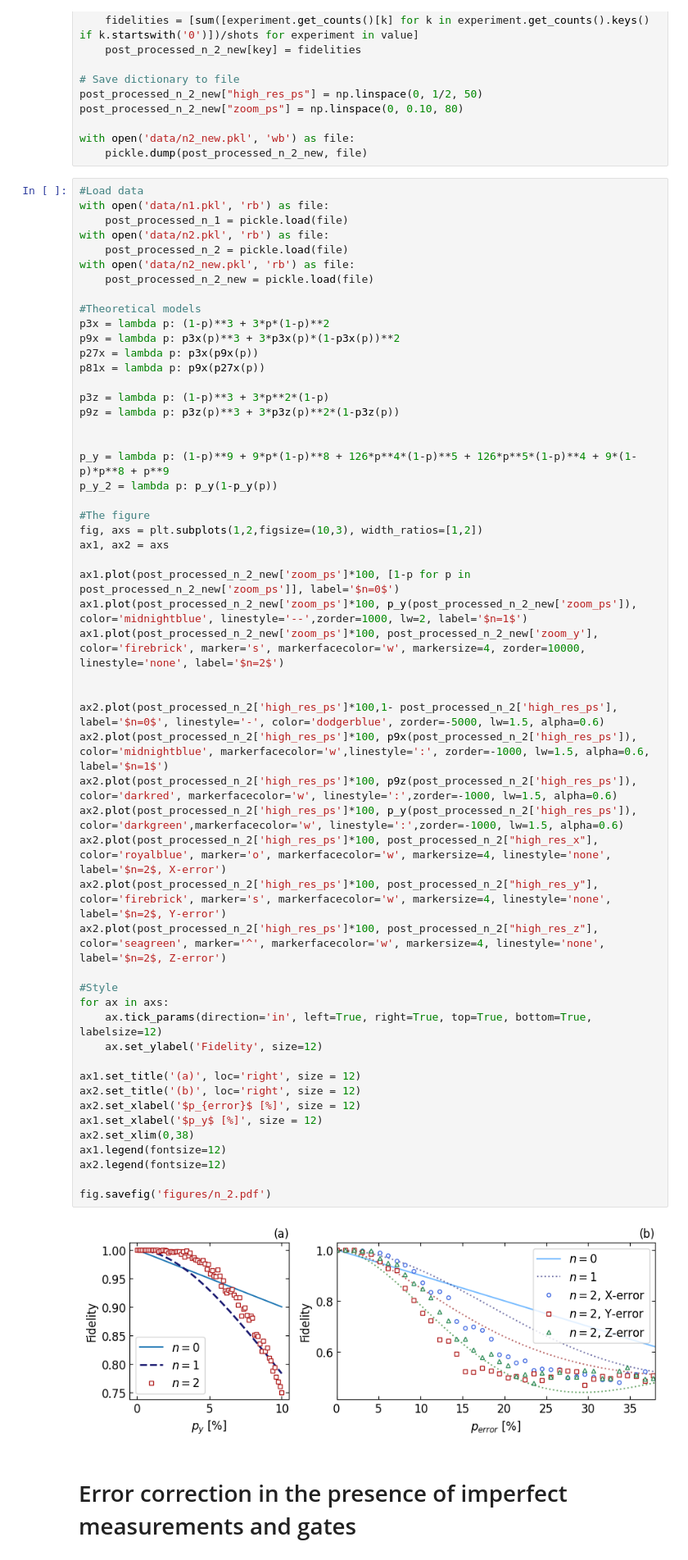
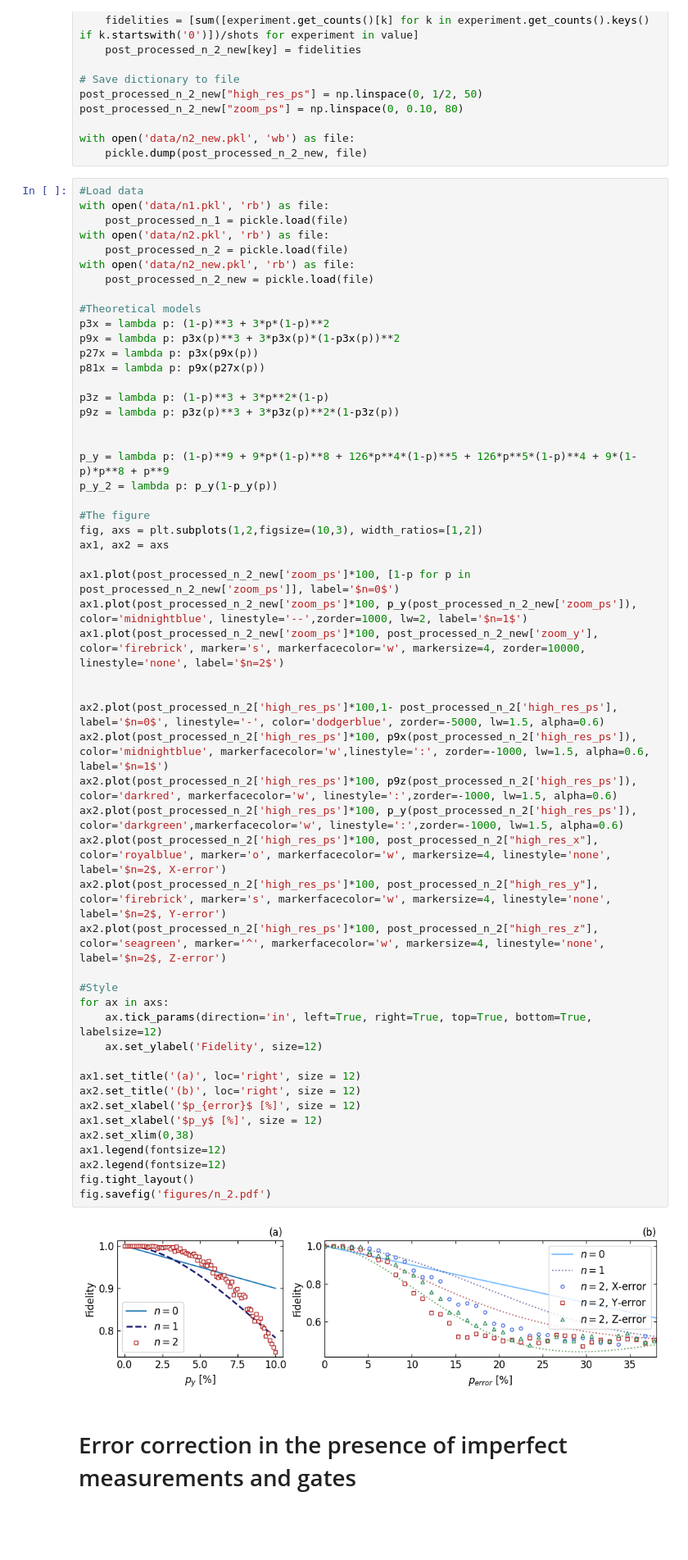
Before and after one commit to aubra25/qc803-project-argb, a Jupyter notebook: experiments.ipynb, the cells around one changed output. Shown at 82% size. Drawn from its saved outputs; the diff is of its cells as text; blank space fills up the shorter version.

```diff
--- a/experiments.ipynb
+++ b/experiments.ipynb
@@ -322,35 +322,35 @@ p_y_2 = lambda p: p_y(1-p_y(p))
 fig, axs = plt.subplots(1,2,figsize=(10,3), width_ratios=[1,2])
 ax1, ax2 = axs
 
 ax1.plot(post_processed_n_2_new['zoom_ps']*100, [1-p for p in post_processed_n_2_new['zoom_ps']], label='$n=0$')
 ax1.plot(post_processed_n_2_new['zoom_ps']*100, p_y(post_processed_n_2_new['zoom_ps']), color='midnightblue', linestyle='--',zorder=1000, lw=2, label='$n=1$')
 ax1.plot(post_processed_n_2_new['zoom_ps']*100, post_processed_n_2_new['zoom_y'], color='firebrick', marker='s', markerfacecolor='w', markersize=4, zorder=10000, linestyle='none', label='$n=2$')
 
 
 ax2.plot(post_processed_n_2['high_res_ps']*100,1- post_processed_n_2['high_res_ps'], label='$n=0$', linestyle='-', color='dodgerblue', zorder=-5000, lw=1.5, alpha=0.6)
 ax2.plot(post_processed_n_2['high_res_ps']*100, p9x(post_processed_n_2['high_res_ps']), color='midnightblue', markerfacecolor='w',linestyle=':', zorder=-1000, lw=1.5, alpha=0.6, label='$n=1$')
 ax2.plot(post_processed_n_2['high_res_ps']*100, p9z(post_processed_n_2['high_res_ps']), color='darkred', markerfacecolor='w', linestyle=':',zorder=-1000, lw=1.5, alpha=0.6)
 ax2.plot(post_processed_n_2['high_res_ps']*100, p_y(post_processed_n_2['high_res_ps']), color='darkgreen',markerfacecolor='w', linestyle=':',zorder=-1000, lw=1.5, alpha=0.6)
 ax2.plot(post_processed_n_2['high_res_ps']*100, post_processed_n_2["high_res_x"], color='royalblue', marker='o', markerfacecolor='w', markersize=4, linestyle='none', label='$n=2$, X-error')
 ax2.plot(post_processed_n_2['high_res_ps']*100, post_processed_n_2["high_res_y"], color='firebrick', marker='s', markerfacecolor='w', markersize=4, linestyle='none', label='$n=2$, Y-error')
 ax2.plot(post_processed_n_2['high_res_ps']*100, post_processed_n_2["high_res_z"], color='seagreen', marker='^', markerfacecolor='w', markersize=4, linestyle='none', label='$n=2$, Z-error')
 
 #Style
 for ax in axs:
     ax.tick_params(direction='in', left=True, right=True, top=True, bottom=True, labelsize=12)
     ax.set_ylabel('Fidelity', size=12)
 
 ax1.set_title('(a)', loc='right', size = 12)
 ax2.set_title('(b)', loc='right', size = 12)
 ax2.set_xlabel('$p_{error}$ [%]', size = 12)
 ax1.set_xlabel('$p_y$ [%]', size = 12)
 ax2.set_xlim(0,38)
 ax1.legend(fontsize=12)
 ax2.legend(fontsize=12)
-
+fig.tight_layout()
 fig.savefig('figures/n_2.pdf')
 # %% [output]
-[figure, old version]
+[figure, new version]
 # %% [markdown]
 # Error correction in the presence of imperfect measurements and gates
 # %%
```
Also changed, not shown: parts of 6 cells of this notebook, 8 other files.
